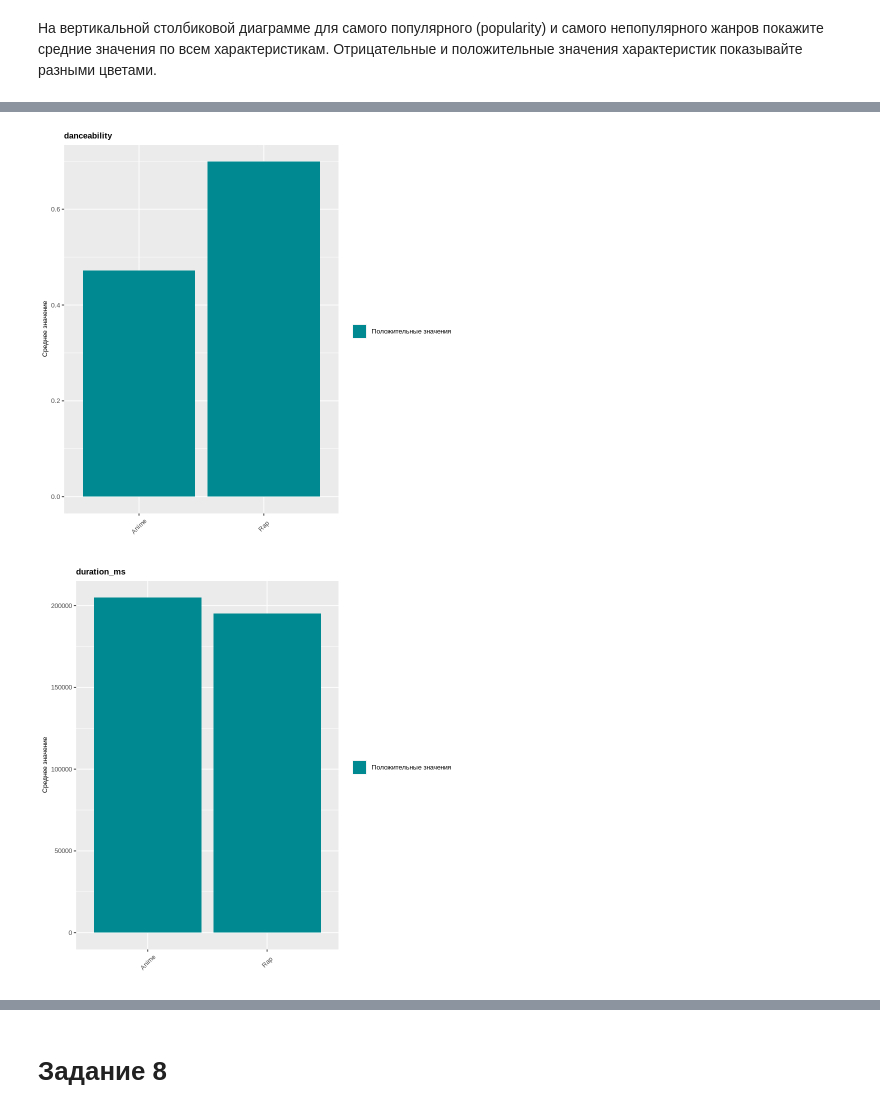
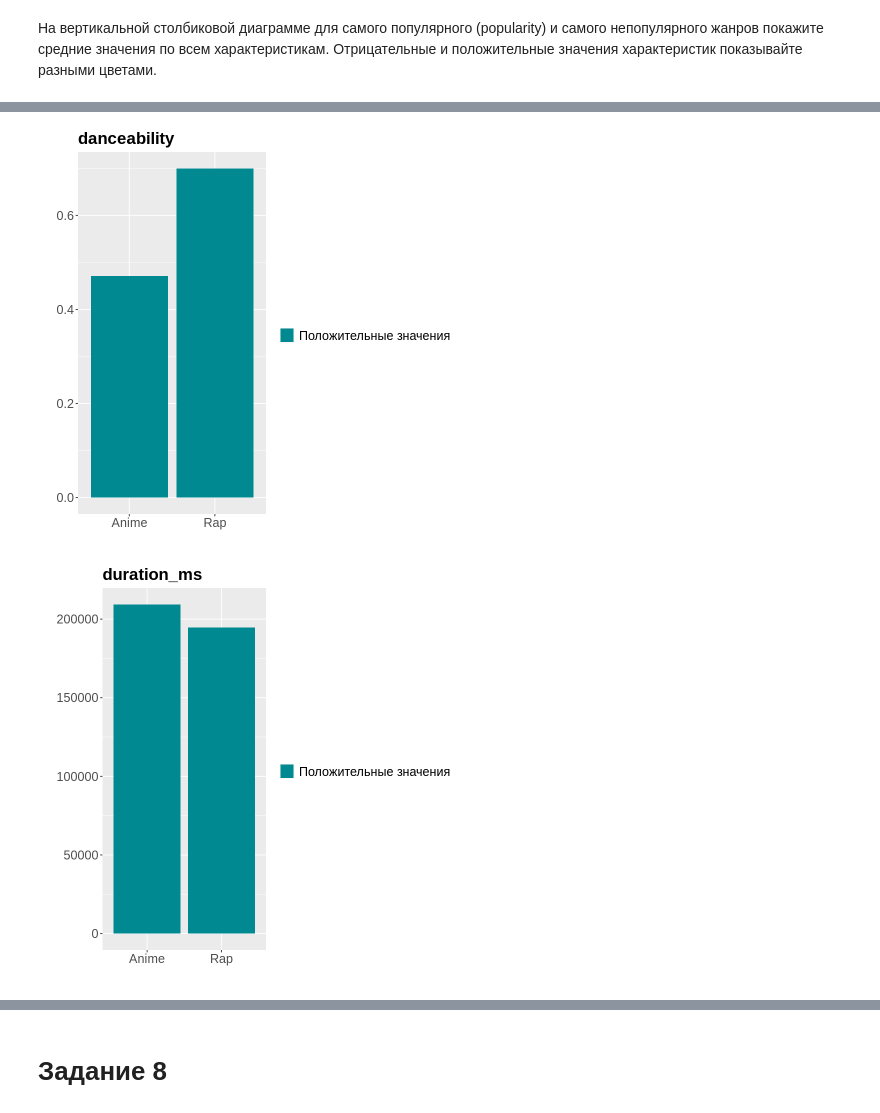
Before and after one commit to lldckv/cs102, a Jupyter notebook: homework06/Дьячкова_Лаб6_R.ipynb, the cells around one changed output, grey strips where cells are left out. Drawn from its saved outputs; the diff is of its cells as text; code cells hidden in the pictures.

```diff
--- a/homework06/Дьячкова_Лаб6_R.ipynb
+++ b/homework06/Дьячкова_Лаб6_R.ipynb
@@ -242,53 +221,42 @@ ggplot(music_sample_g, aes(x = popularity, y = music_genre)) +
 # %% [markdown]
 На вертикальной столбиковой диаграмме для самого популярного (popularity) и самого непопулярного жанров покажите средние значения по всем характеристикам. Отрицательные и положительные значения характеристик показывайте разными цветами.
 # %%
-popular_genre <- names(which.max(tapply(music_sample$popularity, music_sample$music_genre, mean)))
-unpopular_genre <- names(which.min(tapply(music_sample$popularity, music_sample$music_genre, mean)))
-
-numeric_columns <- sapply(music_sample, is.numeric)
-numeric_music_sample <- music_sample[, numeric_columns]
-
+mp_genre <- names(which.max(tapply(music_sample$popularity, music_sample$music_genre, mean)))
+lp_genre <- names(which.min(tapply(music_sample$popularity, music_sample$music_genre, mean)))
 means_by_genre <- music_sample %>%
   group_by(music_genre) %>%
   summarise(across(where(is.numeric), mean)) %>%
   pivot_longer(cols = -music_genre)
 
-# отбираем только нужные жанры
 means_by_genre <- means_by_genre %>%
-  filter(music_genre == popular_genre | music_genre == unpopular_genre)
+  filter(music_genre == mp_genre | music_genre == lp_genre)
 
-# задаем цвета для положительных и отрицательных значений
 color_scale <- scale_fill_manual(
   values = c("#008990", "#FF9800"),
   breaks = c(FALSE, TRUE),
   labels = c("Положительные значения", "Отрицательные значения")
 )
 
-# проходимся по каждой колонке и строим для нее график
 for (col_name in unique(means_by_genre$name)) {
-  # отфильтровываем нужные данные для колонки
   col_data <- subset(means_by_genre, name == col_name)
 
-  # строим график
   g <- ggplot(col_data, aes(x = music_genre, y = value, fill = value < 0)) +
     geom_col(position = "dodge") +
     color_scale +
     labs(
       title = col_name,
       x = "",
-      y = "Среднее значение"
+      y = ""
     ) +
     theme(
-      axis.text.x = element_text(angle = 45, vjust = 0.5),
-      axis.text = element_text(size=8),
-      axis.title = element_text(size=8),
+      axis.text.x = element_text(size = 15),
+      axis.text = element_text(size=15),
+      axis.title = element_text(size=15),
       legend.title = element_blank(),
-      legend.text = element_text(size = 8),
-      plot.title = element_text(face = "bold", size = 10)
+      legend.text = element_text(size = 15),
+      plot.title = element_text(face = "bold", size = 20)
     ) +
     guides(fill = guide_legend(reverse = TRUE))
-
-  # выводим график
   print(g)
 }
 # %% [output]
@@ -298,2 +266,2 @@ for (col_name in unique(means_by_genre$name)) {
-[figure, old version]
+[figure, new version]
-[figure, old version]
+[figure, new version]
```
Also changed, not shown: parts of 14 cells of this notebook.
